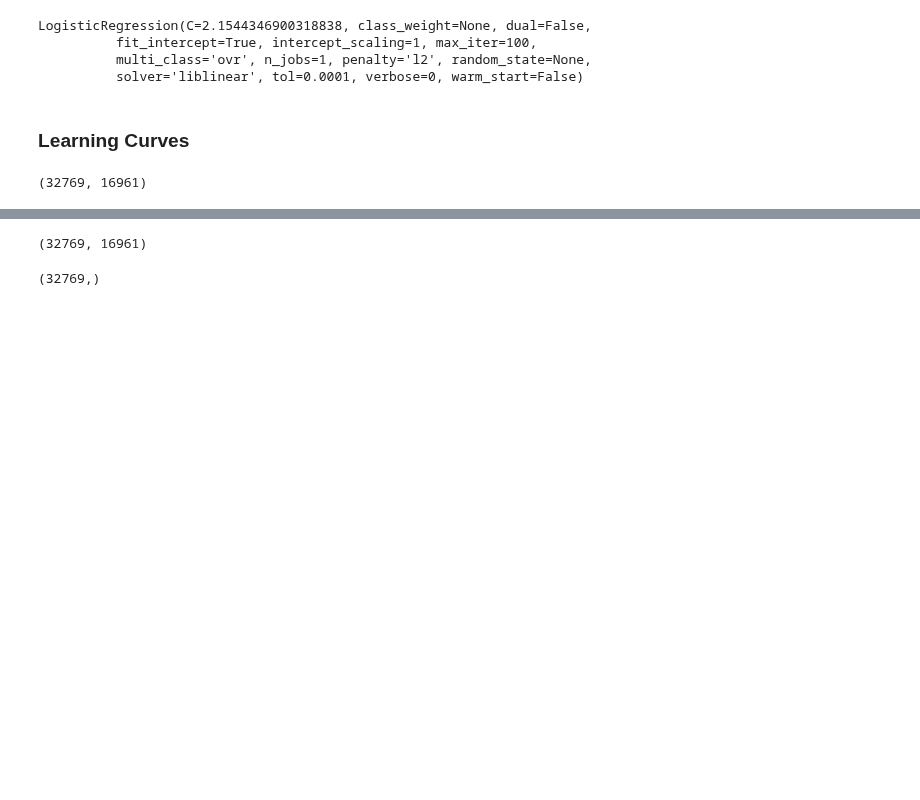
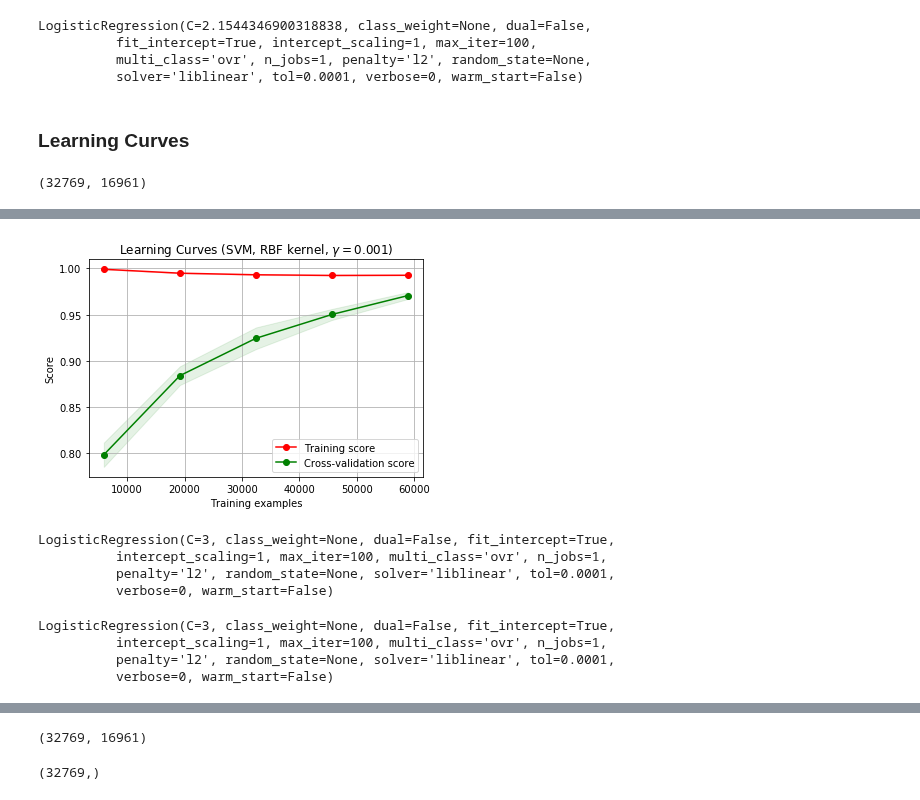
Before and after one commit to amirnasri/Data-Science, a Jupyter notebook: Kaggle/Amazon_Employee_Access_Challenge/EDA.ipynb, the cells around one changed output, grey strips where cells are left out. Drawn from its saved outputs; the diff is of its cells as text; code cells hidden in the pictures; blank space fills up the shorter version.

```diff
--- a/Kaggle/Amazon_Employee_Access_Challenge/EDA.ipynb
+++ b/Kaggle/Amazon_Employee_Access_Challenge/EDA.ipynb
@@ -283,0 +346,24 @@ plt.show()
+# %%
+n_stack = 2
+X_train_ohe_double = vstack([X_train_ohe for _ in range(n_stack)])
+y_train_double = np.vstack([y_train.reshape(-1, 1) for _ in range(n_stack)]).ravel()
+
+# Shuffle train data
+
+n_train = X_train_ohe_double.shape[0]
+shuffle_index = np.random.permutation(n_train)
+
+estimator = LogisticRegression(C=3)
+plot_learning_curve(estimator, title, X_train_ohe_double[shuffle_index], y_train_double[shuffle_index],
+                    scoring=scoring, n_jobs=4, cv=10)
+
+plt.show()
+# %% [output]
+[figure, added]
+# %%
+estimator
+# %% [output]
+LogisticRegression(C=3, class_weight=None, dual=False, fit_intercept=True,
+          intercept_scaling=1, max_iter=100, multi_class='ovr', n_jobs=1,
+          penalty='l2', random_state=None, solver='liblinear', tol=0.0001,
+          verbose=0, warm_start=False)
@@ -283,0 +381,7 @@ plt.show()
+# %%
+estimator.fit(X_train_ohe_double[shuffle_index], y_train_double[shuffle_index])
+# %% [output]
+LogisticRegression(C=3, class_weight=None, dual=False, fit_intercept=True,
+          intercept_scaling=1, max_iter=100, multi_class='ovr', n_jobs=1,
+          penalty='l2', random_state=None, solver='liblinear', tol=0.0001,
+          verbose=0, warm_start=False)
```
Also changed, not shown: parts of 27 cells of this notebook, 10 other files.
